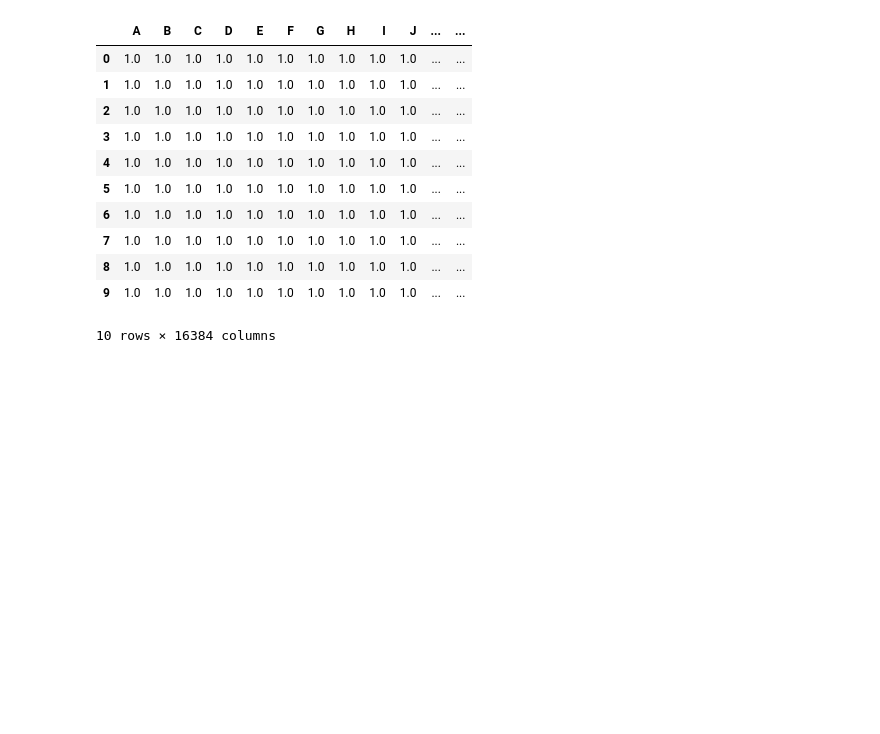
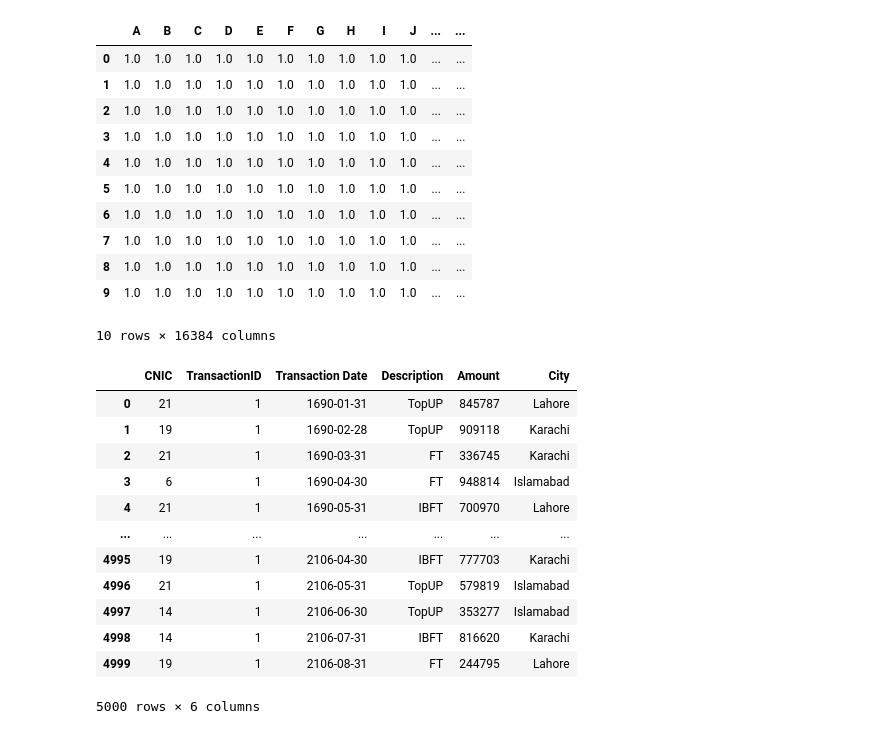
Before and after one commit to EnggQasim/Saylani-AI-Batch2, a Jupyter notebook: 05 Pandas/my_code/Pandas Tasks.ipynb, the cells around one changed output. Saved outputs shown, nothing was run; the diff lists cells and outputs as text; code cells hidden in the pictures; blank space fills up the shorter version.

```diff
--- a/05 Pandas/my_code/Pandas Tasks.ipynb
+++ b/05 Pandas/my_code/Pandas Tasks.ipynb
@@ -93,3 +93,26 @@ df2
 | 8 | 1.0 | 1.0 | 1.0 | 1.0 | 1.0 | 1.0 | 1.0 | 1.0 | 1.0 | 1.0 | ... | ... |
 | 9 | 1.0 | 1.0 | 1.0 | 1.0 | 1.0 | 1.0 | 1.0 | 1.0 | 1.0 | 1.0 | ... | ... |
 10 rows × 16384 columns
+# %%
+size = 5000
+transactions = pd.DataFrame({"CNIC": np.random.choice([14,6,19,21], size=(size)),
+                   "TransactionID":np.random.randint(1,2, size=(size)),
+                  "Transaction Date":pd.date_range('1690-01-01', periods=size, freq="M"),
+                   "Description":np.random.choice(["TopUP","IBFT","FT"], size=(size)),
+                            "Amount":np.random.randint(1,1000000, size=(size)),
+                            "City":np.random.choice(["Karachi","Islamabad","Lahore"], size=(size))})
+transactions
+# %% [output]
+|  | CNIC | TransactionID | Transaction Date | Description | Amount | City |
+| 0 | 21 | 1 | 1690-01-31 | TopUP | 845787 | Lahore |
+| 1 | 19 | 1 | 1690-02-28 | TopUP | 909118 | Karachi |
+| 2 | 21 | 1 | 1690-03-31 | FT | 336745 | Karachi |
+| 3 | 6 | 1 | 1690-04-30 | FT | 948814 | Islamabad |
+| 4 | 21 | 1 | 1690-05-31 | IBFT | 700970 | Lahore |
+| ... | ... | ... | ... | ... | ... | ... |
+| 4995 | 19 | 1 | 2106-04-30 | IBFT | 777703 | Karachi |
+| 4996 | 21 | 1 | 2106-05-31 | TopUP | 579819 | Islamabad |
+| 4997 | 14 | 1 | 2106-06-30 | TopUP | 353277 | Islamabad |
+| 4998 | 14 | 1 | 2106-07-31 | IBFT | 816620 | Karachi |
+| 4999 | 19 | 1 | 2106-08-31 | FT | 244795 | Lahore |
+5000 rows × 6 columns
```
Also changed, not shown: parts of 4 cells of this notebook, 32 other files.
